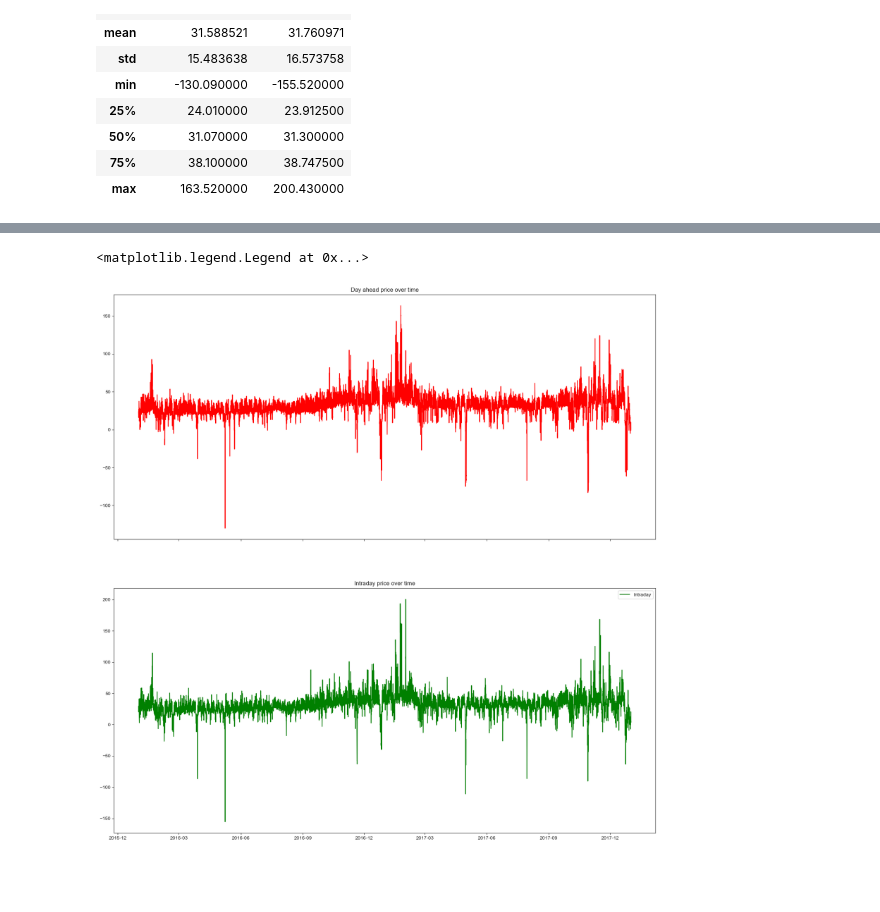
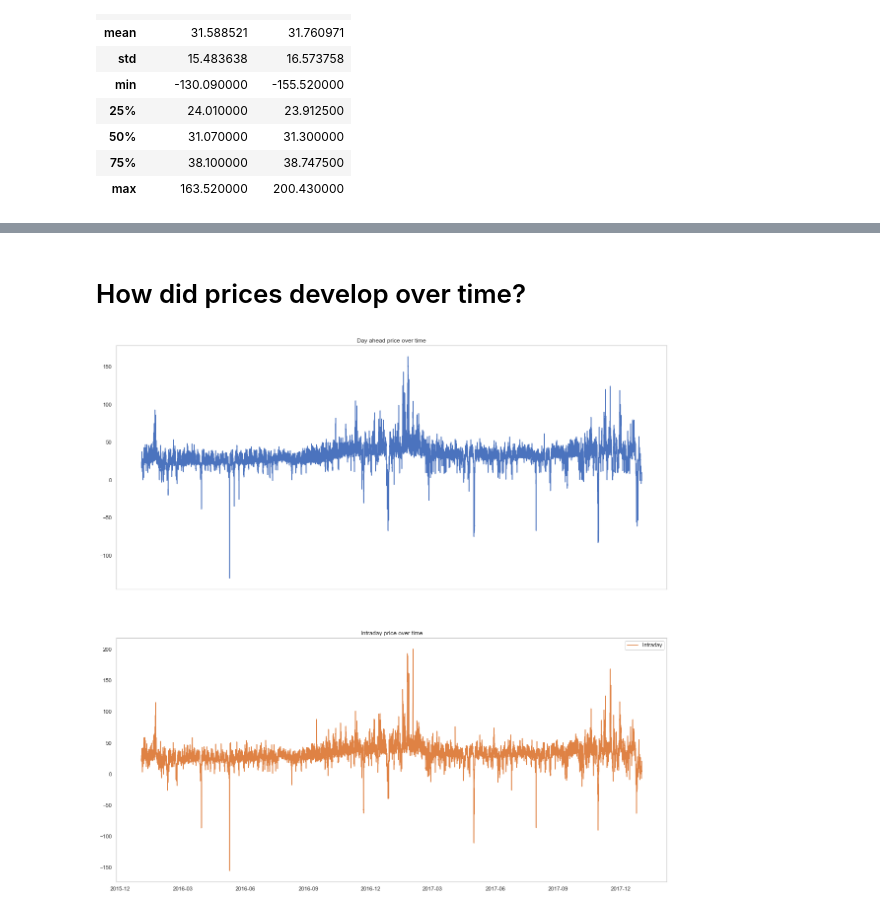
Before and after one commit to mauricepohl/pandas, a Jupyter notebook: 03_modeling/Distribution of prices-Laura-new.ipynb, the cells around one changed output, grey strips where cells are left out. Drawn from its saved outputs; the diff is of its cells as text; code cells hidden in the pictures; blank space fills up the shorter version.

```diff
--- a/03_modeling/Distribution of prices-Laura-new.ipynb
+++ b/03_modeling/Distribution of prices-Laura-new.ipynb
@@ -1,9 +1,23 @@
 # %%
 import pandas as pd
+import matplotlib as mpl
 import matplotlib.pyplot as plt
 import numpy as np
 import seaborn as sns
 from datetime import datetime
+sns.set(rc={'figure.figsize':(10, 5)})
+sns.set_style("whitegrid", {'axes.grid' : False})
+# %%
+cRange = ['#475468', '#e7e6e6', '#4b73be', '#df8244', '#a5a5a5', '#f7c143',
+          '#20406a', '#deeef8', '#2d6fc0', '#409cd4', '#5ccdd7', '#5ecb9e',
+          '#a53218', '#c59933', '#f08a40', '#aa4f30', '#f7bf5d', '#d85733',
+          '#728083', '#8babb4', '#7196ad', '#607397', '#8585c2', '#a687c1']
+colors = ['#475468', '#e7e6e6', '#4b73be',
+          '#df8244', '#a5a5a5', '#f7c143']
+cmapOffice = mpl.colors.ListedColormap([cRange[i] for i in range(0, 5)])
+cmapBlue = mpl.colors.ListedColormap([cRange[i] for i in range(6, 11)])
+cmapRed = mpl.colors.ListedColormap([cRange[i] for i in range(12, 17)])
+cmapViolett = mpl.colors.ListedColormap([cRange[i] for i in range(18, 23)])
 # %%
 data = pd.read_csv("../00_data/data_with_calc_fields.csv", sep=";", decimal=",", index_col="datetime")
 data.index = pd.to_datetime(data.index)
@@ -39,18 +81,20 @@ for i in range(4):
+# %% [markdown]
+# How did prices develop over time?
 # %%
 x = data.index
 y1 = data["day_ahead_price"]
 y2 = data["intraday_price"]
 
 f, (ax, ax1) = plt.subplots(2, 1, figsize=(20, 20), sharex=True)
-ax.plot(x, y1, label="Day ahead", c="r")
+ax.plot(x, y1, label="Day ahead", c=cRange[2])
 ax.set_title("Day ahead price over time")
 
-ax1.plot(x, y2, label="Intraday", c="g")
-ax1.set_title("Intraday price over time")
+ax1.plot(x, y2, label="Intraday", c=cRange[3])
+ax1.set_title("Intraday price over time", )
 
 plt.legend()
+plt.show()
 # %% [output]
-<matplotlib.legend.Legend at 0x...>
-[figure, old version]
+[figure, new version]
 # %%
 data["year"] = data["date"].map(lambda x: datetime.strptime(x, '%Y-%m-%d').strftime('%Y'))
```
Also changed, not shown: parts of 19 cells of this notebook.
